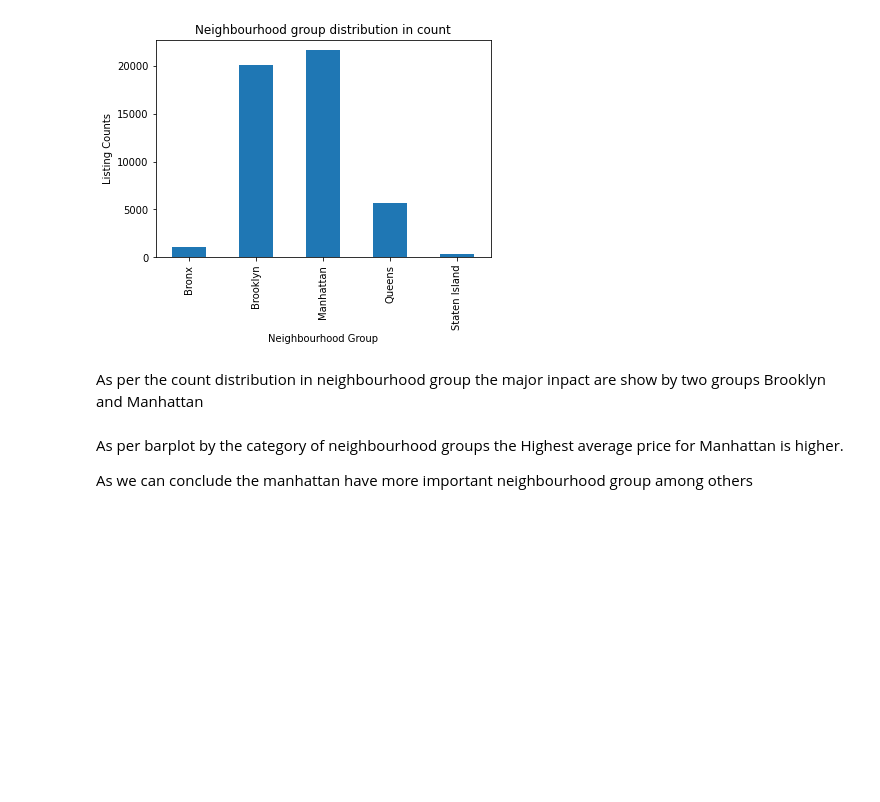
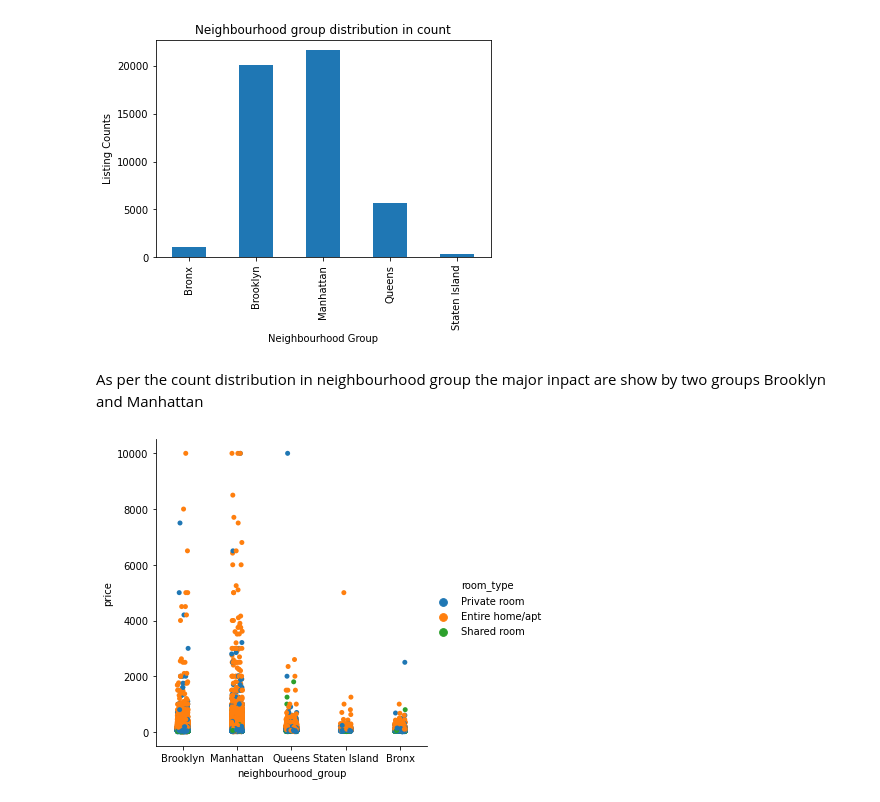
Before and after one commit to Pronoy2324/project, a Jupyter notebook: Airbnb.ipynb, the cells around one changed output. Cells and saved outputs as stored; diff of their text form; code cells hidden in the pictures; blank space fills up the shorter version.

```diff
--- a/Airbnb.ipynb
+++ b/Airbnb.ipynb
@@ -123,9 +123,9 @@ plt.show()
 [figure]
 # %% [markdown]
 As per the count distribution in neighbourhood group the major inpact are show by two groups Brooklyn and Manhattan
-# %% [markdown]
-As per barplot by the category of neighbourhood groups
-the Highest average price for Manhattan is higher.
-
-As we can conclude the manhattan have more important neighbourhood group among others
+# %%
+sns.catplot(x='neighbourhood_group',y='price',hue='room_type',data=data)
+plt.show()
+# %% [output]
+[figure, added]
 # %%
```
Also changed, not shown: parts of 8 cells of this notebook.
